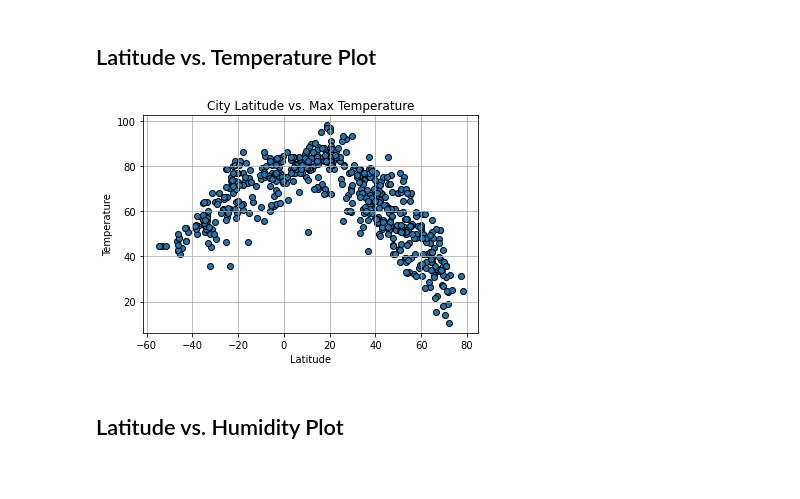
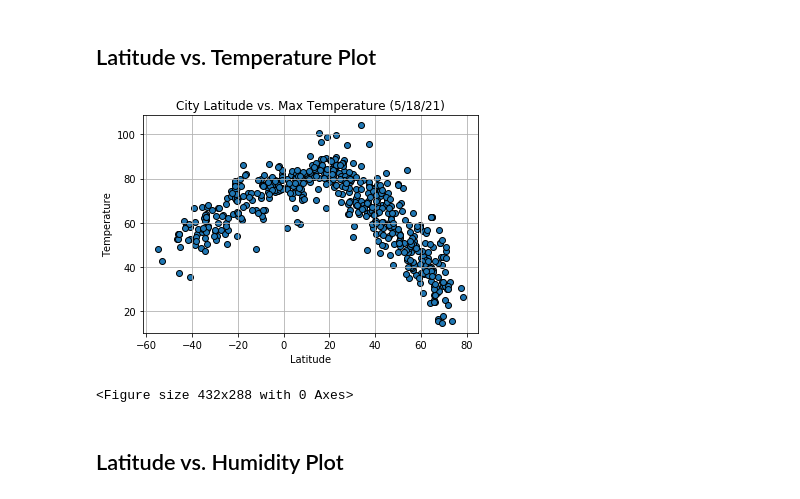
Before and after one commit to Jackelyneg/Pytho-API, a Jupyter notebook: WeatherPy.ipynb, the cells around one changed output. Drawn from its saved outputs; the diff is of its cells as text; code cells hidden in the pictures.

```diff
--- a/WeatherPy.ipynb
+++ b/WeatherPy.ipynb
@@ -225,16 +210,18 @@ dtype: int64
 # %% [markdown]
 ## Latitude vs. Temperature Plot
 # %%
-x_values = new_df_humidity['Lat']
-y_values = new_df_humidity['Max Temp']
+x_values = new_weather['Lat']
+y_values = new_weather['Max Temp']
 plt.scatter(x_values,y_values, edgecolor='black')
 plt.xlabel('Latitude')
 plt.ylabel('Temperature')
 plt.grid()
-plt.title('City Latitude vs. Max Temperature')
+plt.title('City Latitude vs. Max Temperature (5/18/21)')
 plt.show()
+plt.savefig('Fig 1 temp.png')
 # %% [output]
-[figure, old version]
+[figure, new version]
+<Figure size 432x288 with 0 Axes>
 # %% [markdown]
 ## Latitude vs. Humidity Plot
 # %%
```
Also changed, not shown: parts of 29 cells of this notebook, 14 other files.
